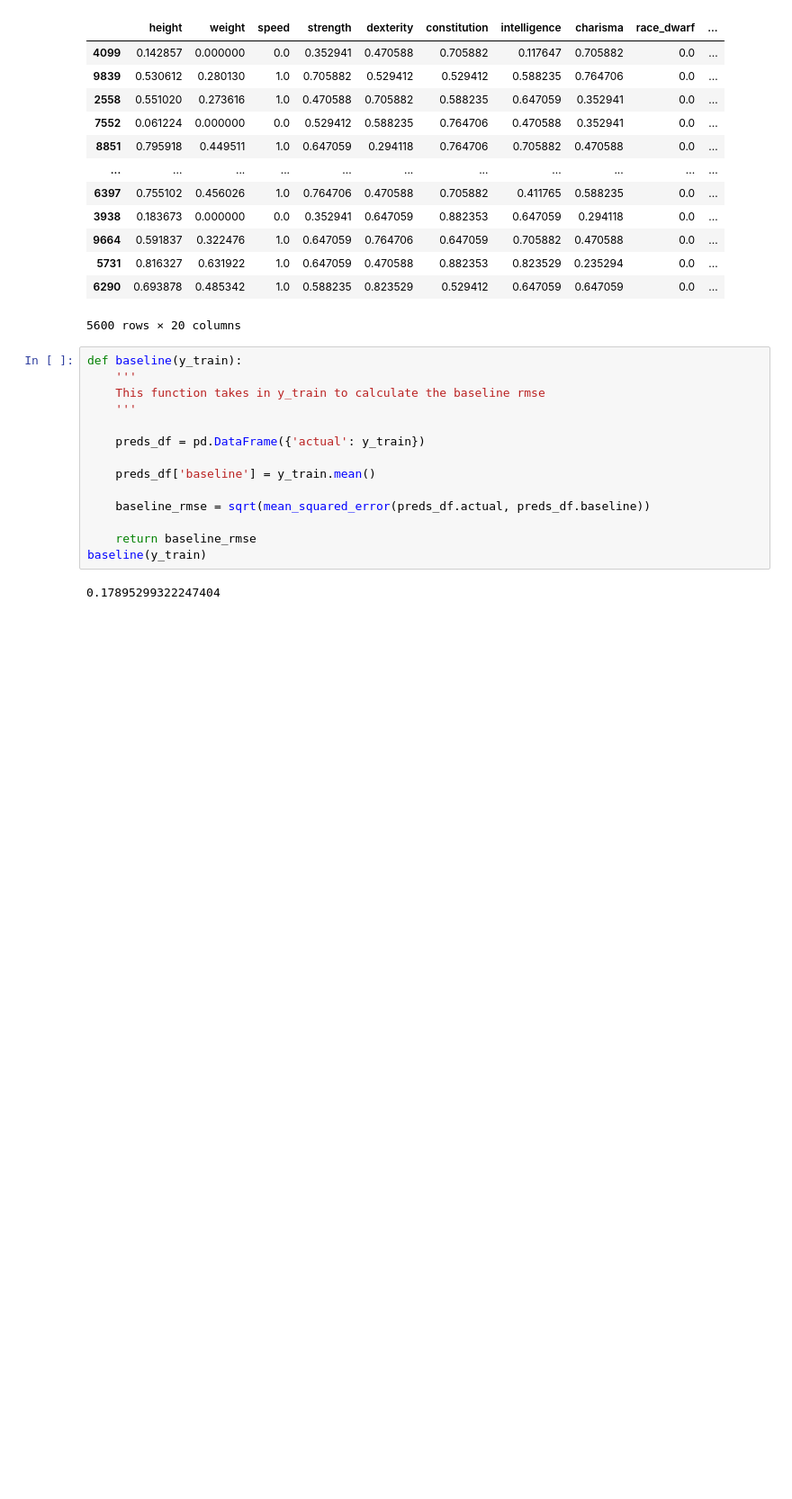
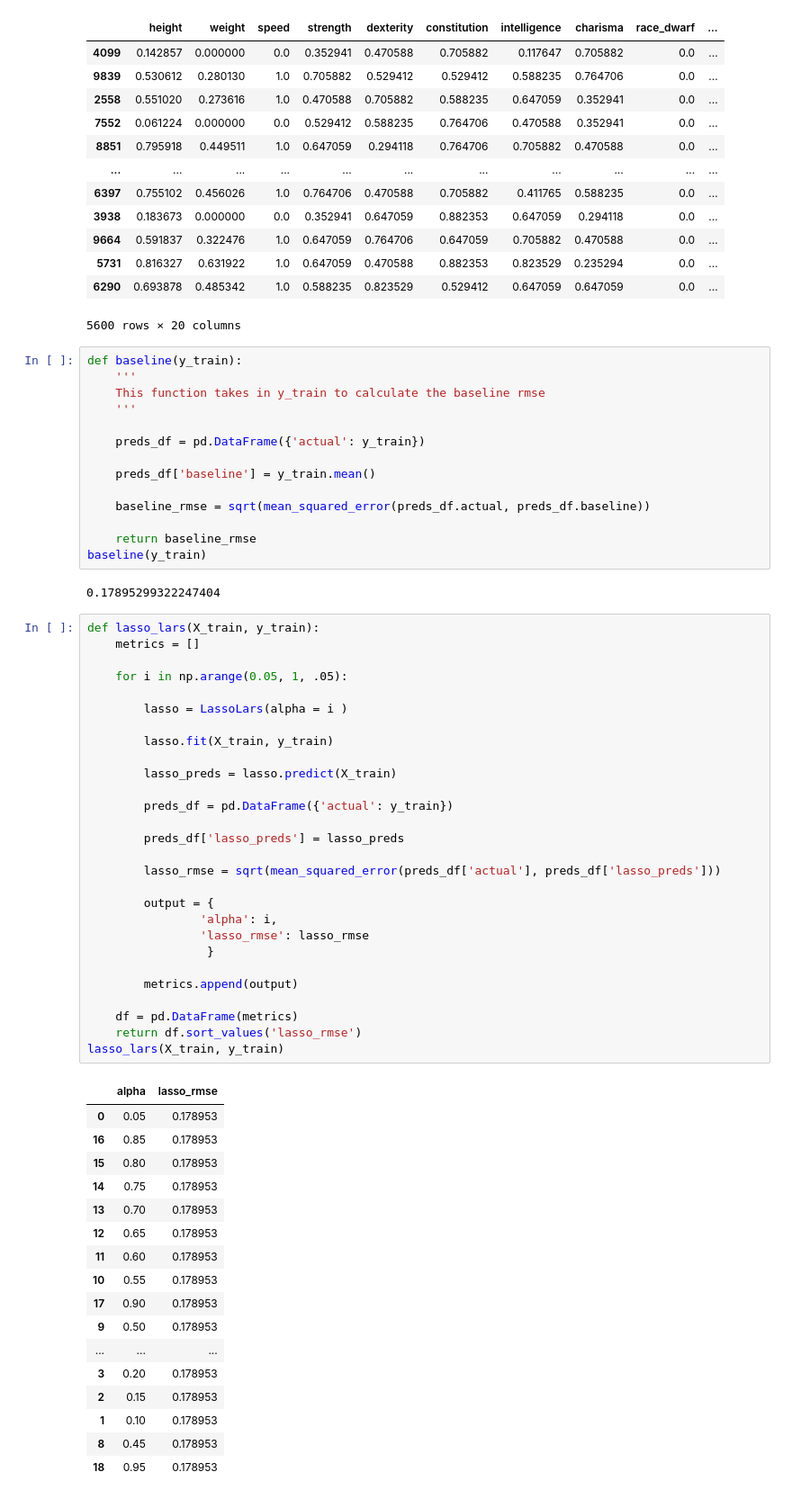
Before and after one commit to EstebanHernandez0/Dungeons_and_dragons_predictor, a Jupyter notebook: workbook.ipynb, the cells around one changed output. Shown at 90% size. Saved outputs shown, nothing was run; the diff lists cells and outputs as text; blank space fills up the shorter version.

```diff
--- a/workbook.ipynb
+++ b/workbook.ipynb
@@ -564,3 +584,49 @@ def baseline(y_train):
 baseline(y_train)
 # %% [output]
 0.17895299322247404
+# %%
+def lasso_lars(X_train, y_train):
+    metrics = []
+
+    for i in np.arange(0.05, 1, .05):
+
+        lasso = LassoLars(alpha = i )
+
+        lasso.fit(X_train, y_train)
+
+        lasso_preds = lasso.predict(X_train)
+
+        preds_df = pd.DataFrame({'actual': y_train})
+
+        preds_df['lasso_preds'] = lasso_preds
+
+        lasso_rmse = sqrt(mean_squared_error(preds_df['actual'], preds_df['lasso_preds']))
+
+        output = {
+                'alpha': i,
+                'lasso_rmse': lasso_rmse
+                 }
+
+        metrics.append(output)
+
+    df = pd.DataFrame(metrics)
+    return df.sort_values('lasso_rmse')
+lasso_lars(X_train, y_train)
+# %% [output]
+|  | alpha | lasso_rmse |
+| 0 | 0.05 | 0.178953 |
+| 16 | 0.85 | 0.178953 |
+| 15 | 0.80 | 0.178953 |
+| 14 | 0.75 | 0.178953 |
+| 13 | 0.70 | 0.178953 |
+| 12 | 0.65 | 0.178953 |
+| 11 | 0.60 | 0.178953 |
+| 10 | 0.55 | 0.178953 |
+| 17 | 0.90 | 0.178953 |
+| 9 | 0.50 | 0.178953 |
+| ... | ... | ... |
+| 3 | 0.20 | 0.178953 |
+| 2 | 0.15 | 0.178953 |
+| 1 | 0.10 | 0.178953 |
+| 8 | 0.45 | 0.178953 |
+| 18 | 0.95 | 0.178953 |
```
Also changed, not shown: parts of 25 cells of this notebook.
